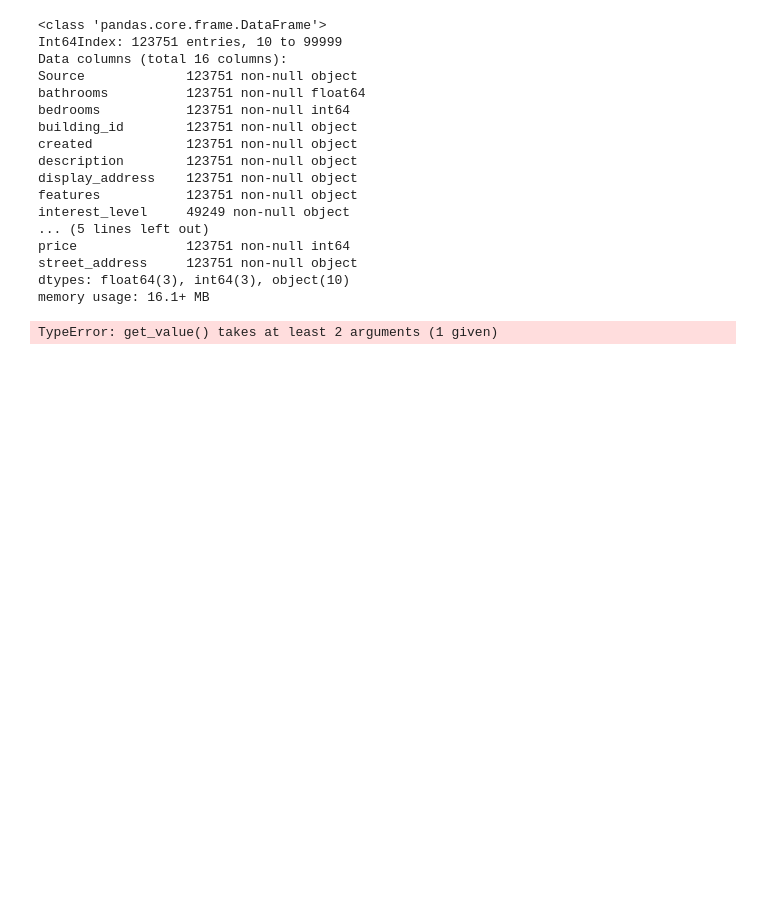
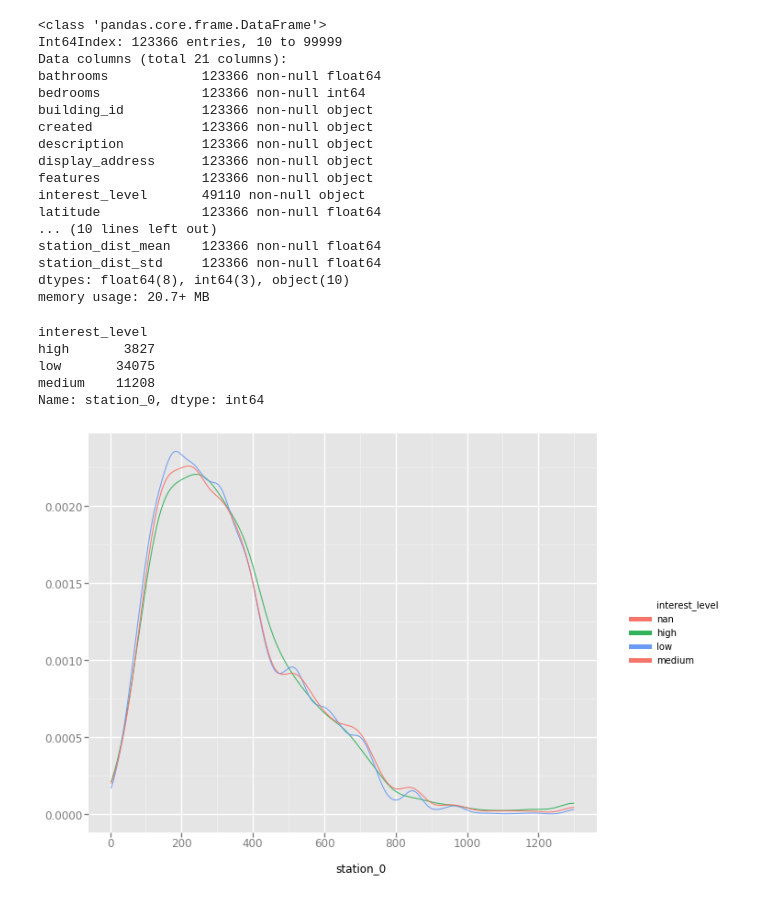
Before and after one commit to rab170/quereinsteiger, a Jupyter notebook: housing-data/src/vis.ipynb, the cells around one changed output. Drawn from its saved outputs; the diff is of its cells as text; code cells hidden in the pictures; blank space fills up the shorter version.

```diff
--- a/housing-data/src/vis.ipynb
+++ b/housing-data/src/vis.ipynb
@@ -12,9 +17,11 @@ nyc_lat = (40.4, 40.9)
 
 train=pd.read_json('../data/train.json')
 test=pd.read_json('../data/test.json')
-train["Source"]='train'
-test["Source"]='test'
+train['source']='train'
+test['source']='test'
 data=pd.concat([train, test])
+stations = pd.read_json('../data/stations.json')
+data = data.join(stations.set_index('listing_id'), on='listing_id')
 # %%
 # Enforce bounding box around city.
 # Some rentals have (long, lat) = (0, 0).
@@ -24,23 +31,25 @@ data = data[(data.longitude > min(nyc_long)) &
             (data.longitude < max(nyc_long)) &
             (data.latitude > min(nyc_lat))   &
             (data.latitude < max(nyc_lat))]
+
+data = data[data.price < (data.price.mean() + data.price.std())]
 # %%
 data.info()
 # %% [output]
 <class 'pandas.core.frame.DataFrame'>
-Int64Index: 123751 entries, 10 to 99999
-Data columns (total 16 columns):
-Source             123751 non-null object
-bathrooms          123751 non-null float64
-bedrooms           123751 non-null int64
-building_id        123751 non-null object
-created            123751 non-null object
-description        123751 non-null object
-display_address    123751 non-null object
-features           123751 non-null object
-interest_level     49249 non-null object
-... (5 lines left out)
-price              123751 non-null int64
-street_address     123751 non-null object
-dtypes: float64(3), int64(3), object(10)
-memory usage: 16.1+ MB
+Int64Index: 123366 entries, 10 to 99999
+Data columns (total 21 columns):
+bathrooms            123366 non-null float64
+bedrooms             123366 non-null int64
+building_id          123366 non-null object
+created              123366 non-null object
+description          123366 non-null object
+display_address      123366 non-null object
+features             123366 non-null object
+interest_level       49110 non-null object
+latitude             123366 non-null float64
+... (10 lines left out)
+station_dist_mean    123366 non-null float64
+station_dist_std     123366 non-null float64
+dtypes: float64(8), int64(3), object(10)
+memory usage: 20.7+ MB
@@ -50,4 +56,13 @@ b = data[data.listing_id==7129774]
-# %%
-c= a['longitude'].get_value()
-# %% [output]
-TypeError: get_value() takes at least 2 arguments (1 given)
+# %%
+data.groupby('interest_level').station_0.count()
+# %% [output]
+interest_level
+high       3827
+low       34075
+medium    11208
+Name: station_0, dtype: int64
+# %%
+plot = ggplot(aes(x='station_0', color='interest_level'), data=data) + geom_density()
+plot.show()
+# %% [output]
+[figure, added]
```
Also changed, not shown: parts of 6 cells of this notebook.
